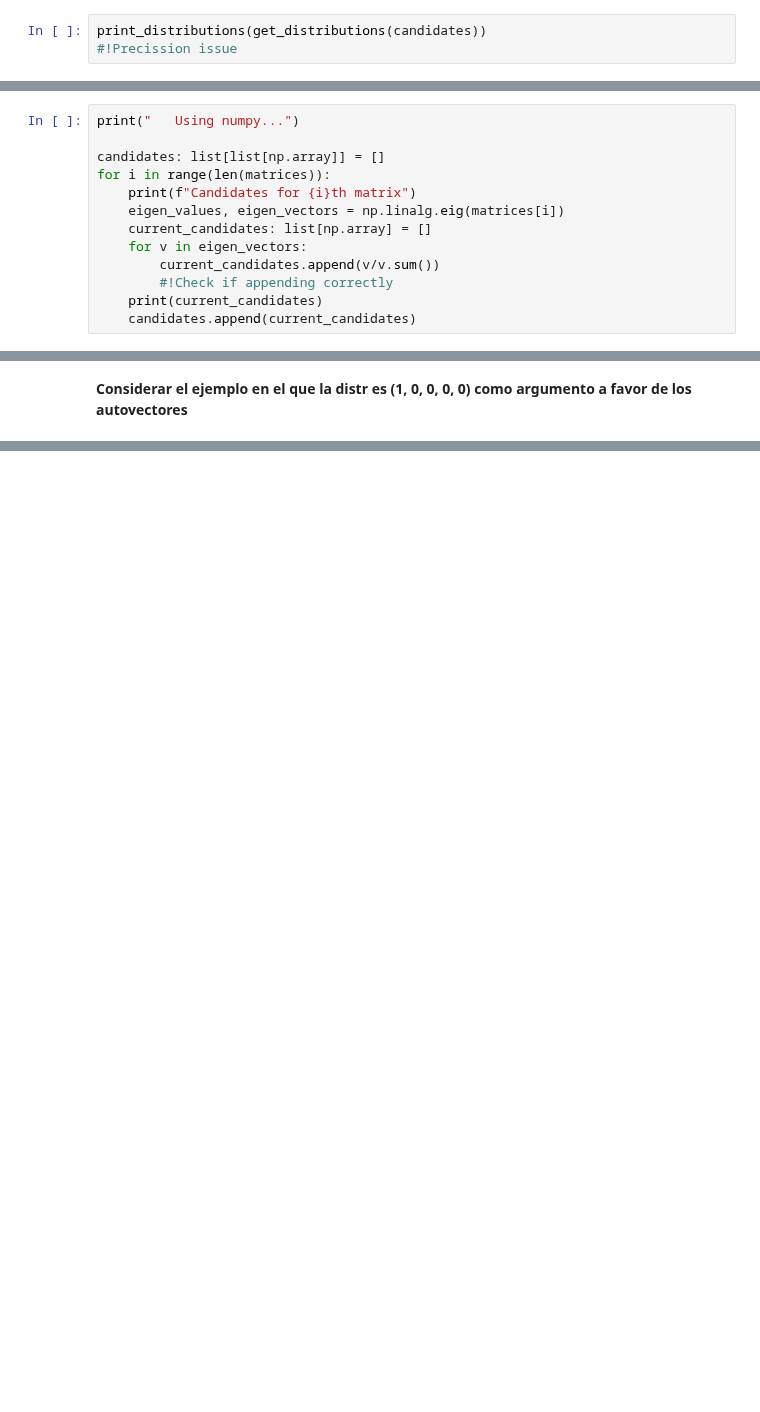
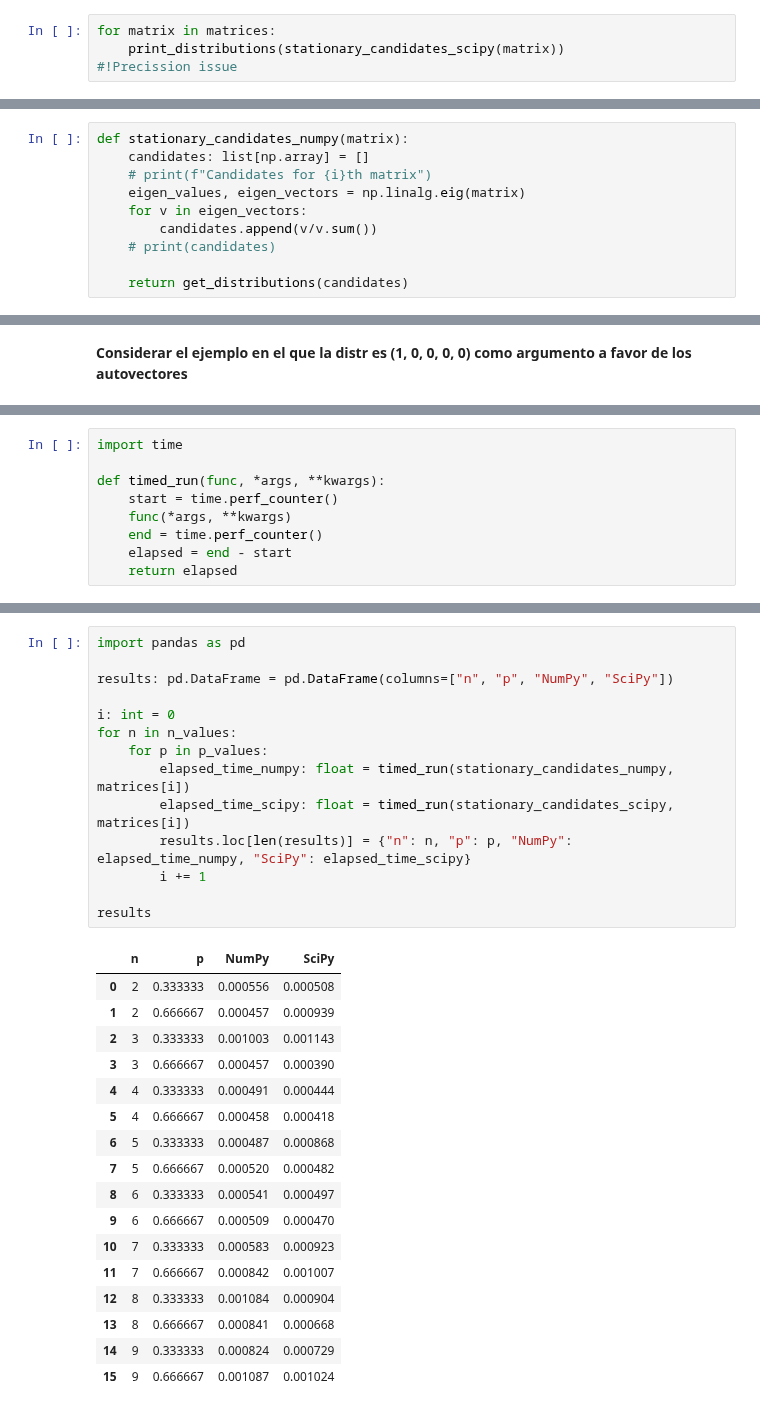
Before and after one commit to Unbo10/Markov, a Jupyter notebook: Homework_0.ipynb, the cells around one changed output, grey strips where cells are left out. Drawn from its saved outputs; the diff is of its cells as text; blank space fills up the shorter version.

Commit message:
feat(/): timed runs of eigenvector methods and halfway to finish recursive method
Unsure about the idea behind the recursion, and the execution fails anyways.

```diff
--- a/Homework_0.ipynb
+++ b/Homework_0.ipynb
@@ -246,4 +232,5 @@ Candidates for 5th matrix
 # %%
-print_distributions(get_distributions(candidates))
+for matrix in matrices:
+    print_distributions(stationary_candidates_scipy(matrix))
 #!Precission issue
 # %% [output]
@@ -267,13 +254,10 @@ Stationary distribution of the 72th matrix
 # %%
-print("   Using numpy...")
+def stationary_candidates_numpy(matrix):
+    candidates: list[np.array] = []
+    # print(f"Candidates for {i}th matrix")
+    eigen_values, eigen_vectors = np.linalg.eig(matrix)
+    for v in eigen_vectors:
+        candidates.append(v/v.sum())
+    # print(candidates)
 
-candidates: list[list[np.array]] = []
-for i in range(len(matrices)):
-    print(f"Candidates for {i}th matrix")
-    eigen_values, eigen_vectors = np.linalg.eig(matrices[i])
-    current_candidates: list[np.array] = []
-    for v in eigen_vectors:
-        current_candidates.append(v/v.sum())
-        #!Check if appending correctly
-    print(current_candidates)
-    candidates.append(current_candidates)
+    return get_distributions(candidates)
@@ -342,0 +443,9 @@ def calculate_st_distr_rf(matrix: np.array) -> np.array:
+# %%
+import time
+
+def timed_run(func, *args, **kwargs):
+    start = time.perf_counter()
+    func(*args, **kwargs)
+    end = time.perf_counter()
+    elapsed = end - start
+    return elapsed
@@ -342,0 +454,32 @@ def calculate_st_distr_rf(matrix: np.array) -> np.array:
+# %%
+import pandas as pd
+
+results: pd.DataFrame = pd.DataFrame(columns=["n", "p", "NumPy", "SciPy"])
+
+i: int = 0
+for n in n_values:
+    for p in p_values:
+        elapsed_time_numpy: float = timed_run(stationary_candidates_numpy, matrices[i])
+        elapsed_time_scipy: float = timed_run(stationary_candidates_scipy, matrices[i])
+        results.loc[len(results)] = {"n": n, "p": p, "NumPy": elapsed_time_numpy, "SciPy": elapsed_time_scipy}
+        i += 1
+
+results
+# %% [output]
+|  | n | p | NumPy | SciPy |
+| 0 | 2 | 0.333333 | 0.000556 | 0.000508 |
+| 1 | 2 | 0.666667 | 0.000457 | 0.000939 |
+| 2 | 3 | 0.333333 | 0.001003 | 0.001143 |
+| 3 | 3 | 0.666667 | 0.000457 | 0.000390 |
+| 4 | 4 | 0.333333 | 0.000491 | 0.000444 |
+| 5 | 4 | 0.666667 | 0.000458 | 0.000418 |
+| 6 | 5 | 0.333333 | 0.000487 | 0.000868 |
+| 7 | 5 | 0.666667 | 0.000520 | 0.000482 |
+| 8 | 6 | 0.333333 | 0.000541 | 0.000497 |
+| 9 | 6 | 0.666667 | 0.000509 | 0.000470 |
+| 10 | 7 | 0.333333 | 0.000583 | 0.000923 |
+| 11 | 7 | 0.666667 | 0.000842 | 0.001007 |
+| 12 | 8 | 0.333333 | 0.001084 | 0.000904 |
+| 13 | 8 | 0.666667 | 0.000841 | 0.000668 |
+| 14 | 9 | 0.333333 | 0.000824 | 0.000729 |
+| 15 | 9 | 0.666667 | 0.001087 | 0.001024 |
```
Also changed, not shown: parts of 15 cells of this notebook.
